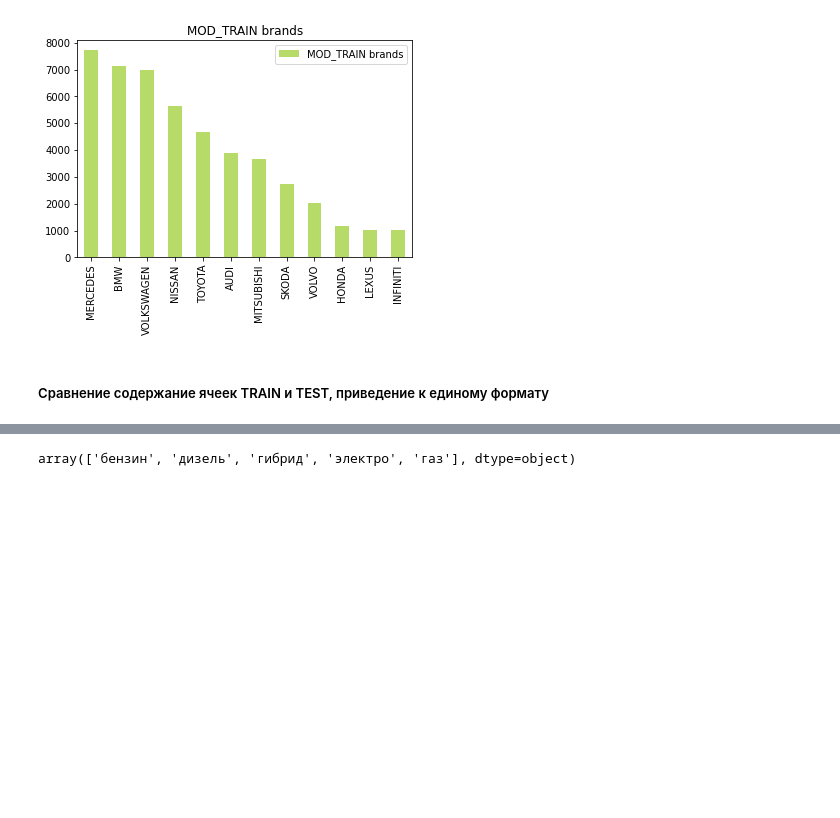
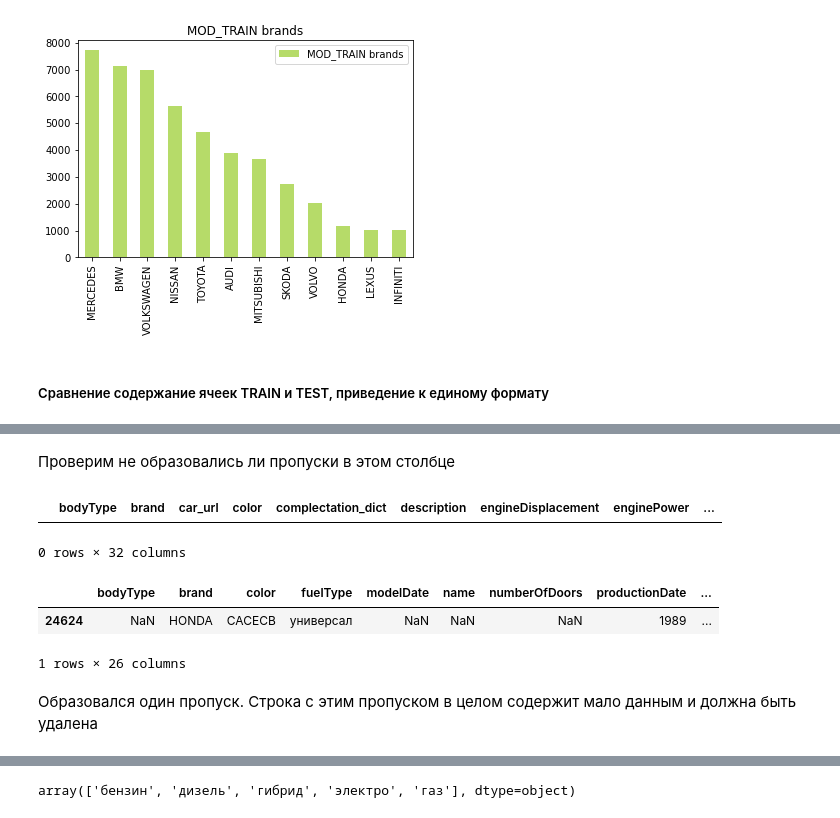
Before and after one commit to Sly-Dog/auto_pricing, a Jupyter notebook: primary_notebook.ipynb, the cells around one changed output, grey strips where cells are left out. Drawn from its saved outputs; the diff is of its cells as text; code cells hidden in the pictures; blank space fills up the shorter version.

```diff
--- a/primary_notebook.ipynb
+++ b/primary_notebook.ipynb
@@ -412 +500,16 @@ TRAIN
 Name: enginePower, dtype: Int64
+# %% [markdown]
+Проверим не образовались ли пропуски в этом столбце
+# %%
+test_mod[test_mod['enginePower'].isna()]
+# %% [output]
+|  | bodyType | brand | car_url | color | complectation_dict | description | engineDisplacement | enginePower | ... |
+0 rows × 32 columns
+# %%
+train_mod[train_mod['enginePower'].isna()]
+# %% [output]
+|  | bodyType | brand | color | fuelType | modelDate | name | numberOfDoors | productionDate | ... |
+| 24624 | NaN | HONDA | CACECB | универсал | NaN | NaN | NaN | 1989 | ... |
+1 rows × 26 columns
+# %% [markdown]
+Образовался один пропуск. Строка с этим пропуском в целом содержит мало данным и должна быть удалена
```
Also changed, not shown: parts of 63 cells of this notebook.
